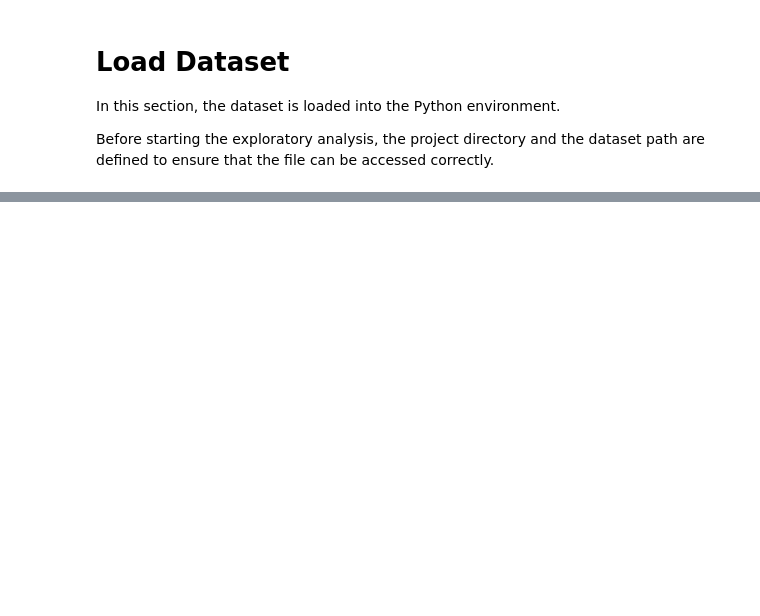
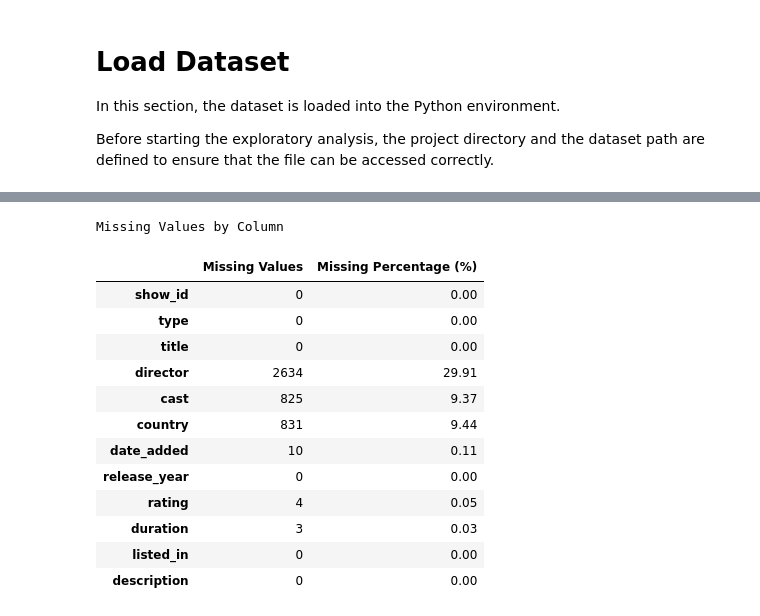
Before and after one commit to andrezzacosta18/data-cleaning-transformation-python, a Jupyter notebook: data-cleaning-project/notebooks/01_data_quality_analysis.ipynb, the cells around one changed output, grey strips where cells are left out. Drawn from its saved outputs; the diff is of its cells as text; code cells hidden in the pictures; blank space fills up the shorter version.

```diff
--- a/data-cleaning-project/notebooks/01_data_quality_analysis.ipynb
+++ b/data-cleaning-project/notebooks/01_data_quality_analysis.ipynb
@@ -68,0 +54,25 @@ df = pd.read_excel(dataset_path)
+# %%
+# Dataset Dimensions
+
+number_of_rows, number_of_columns = df.shape
+
+print("Dataset Dimensions")
+print(f"Number of rows: {number_of_rows}")
+print(f"Number of columns: {number_of_columns}")
+
+print("\n" + "-" * 50 + "\n")
+
+# Column Names
+
+print("Column Names")
+
+for column in df.columns:
+    print(column)
+
+print("\n" + "-" * 50 + "\n")
+
+# Data Types
+
+print("Data Types")
+
+print(df.dtypes)
@@ -68,0 +138,30 @@ df = pd.read_excel(dataset_path)
+# %%
+# Missing Values
+
+print("Missing Values by Column\n")
+
+missing_values = df.isnull().sum()
+missing_percentage = (missing_values / number_of_rows * 100).round(2)
+
+missing_summary = pd.DataFrame({
+    "Missing Values": missing_values,
+    "Missing Percentage (%)": missing_percentage
+})
+
+display(missing_summary)        # Exibe o DataFrame como uma tabela formatada no Jupyter Notebook.
+                                # Também poderia ser usado apenas "missing_summary" na última linha da célula.
+# %% [output]
+Missing Values by Column
+|  | Missing Values | Missing Percentage (%) |
+| show_id | 0 | 0.00 |
+| type | 0 | 0.00 |
+| title | 0 | 0.00 |
+| director | 2634 | 29.91 |
+| cast | 825 | 9.37 |
+| country | 831 | 9.44 |
+| date_added | 10 | 0.11 |
+| release_year | 0 | 0.00 |
+| rating | 4 | 0.05 |
+| duration | 3 | 0.03 |
+| listed_in | 0 | 0.00 |
+| description | 0 | 0.00 |
```
Also changed, not shown: parts of 25 cells of this notebook, 2 other files.
